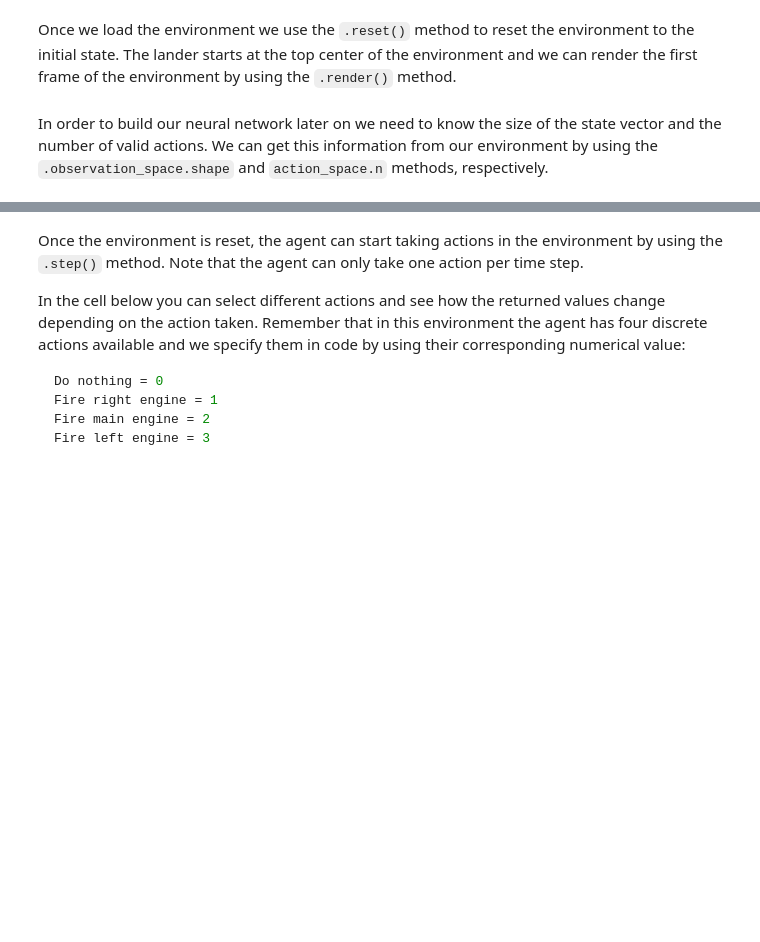
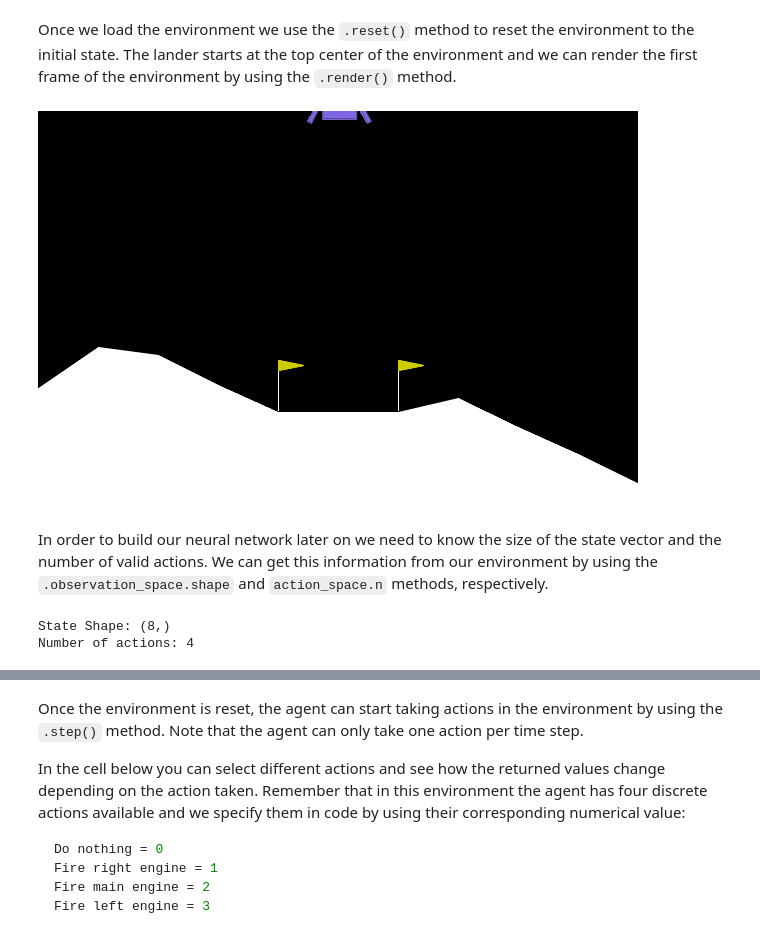
Before and after one commit to sven-olding/python-datascience-notebooks, a Jupyter notebook: coursera/C3W3/assignment/C3_W3_A1_Assignment.ipynb, the cells around one changed output, grey strips where cells are left out. Saved outputs shown, nothing was run; the diff lists cells and outputs as text; code cells hidden in the pictures; blank space fills up the shorter version.

Commit message:
update lunar lander example to be compatible with recent versions

```diff
--- a/coursera/C3W3/assignment/C3_W3_A1_Assignment.ipynb
+++ b/coursera/C3W3/assignment/C3_W3_A1_Assignment.ipynb
@@ -152,20 +164,25 @@ You can check out the [Open AI Gym documentation](https://www.gymlibrary.dev/env
 
 We start by loading the `LunarLander-v2` environment from the `gym` library by using the `.make()` method. `LunarLander-v2` is the latest version of the Lunar Lander environment and you can read about its version history in the [Open AI Gym documentation](https://www.gymlibrary.dev/environments/box2d/lunar_lander/#version-history).
 # %%
-env = gym.make('LunarLander-v2')
+env = gym.make('LunarLander-v3', render_mode='rgb_array')
 # %% [markdown]
 Once we load the environment we use the `.reset()` method to reset the environment to the initial state. The lander starts at the top center of the environment and we can render the first frame of the environment by using the `.render()` method.
 # %%
 env.reset()
-PIL.Image.fromarray(env.render(mode='rgb_array'))
+PIL.Image.fromarray(env.render())
+# %% [output]
+[figure, added]
 # %% [markdown]
 In order to build our neural network later on we need to know the size of the state vector and the number of valid actions. We can get this information from our environment by using the `.observation_space.shape` and `action_space.n` methods, respectively.
 # %%
 state_size = env.observation_space.shape
-num_actions = env.action_space.n
+num_actions = int(env.action_space.n)  # Convert to Python int for Keras compatibility
 
 print('State Shape:', state_size)
 print('Number of actions:', num_actions)
+# %% [output]
+State Shape: (8,)
+Number of actions: 4
 # %% [markdown]
 <a name="5"></a>
 ## 5 - Interacting with the Gym Environment
```
Also changed, not shown: parts of 6 cells of this notebook, 1 other file.
